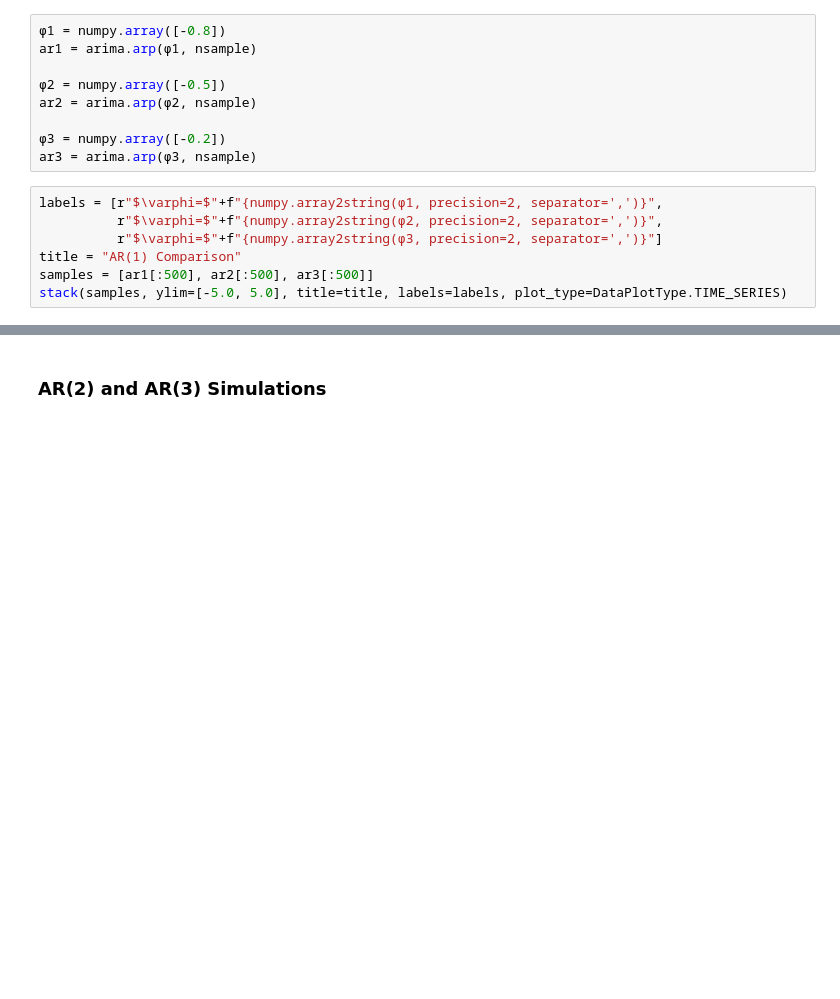
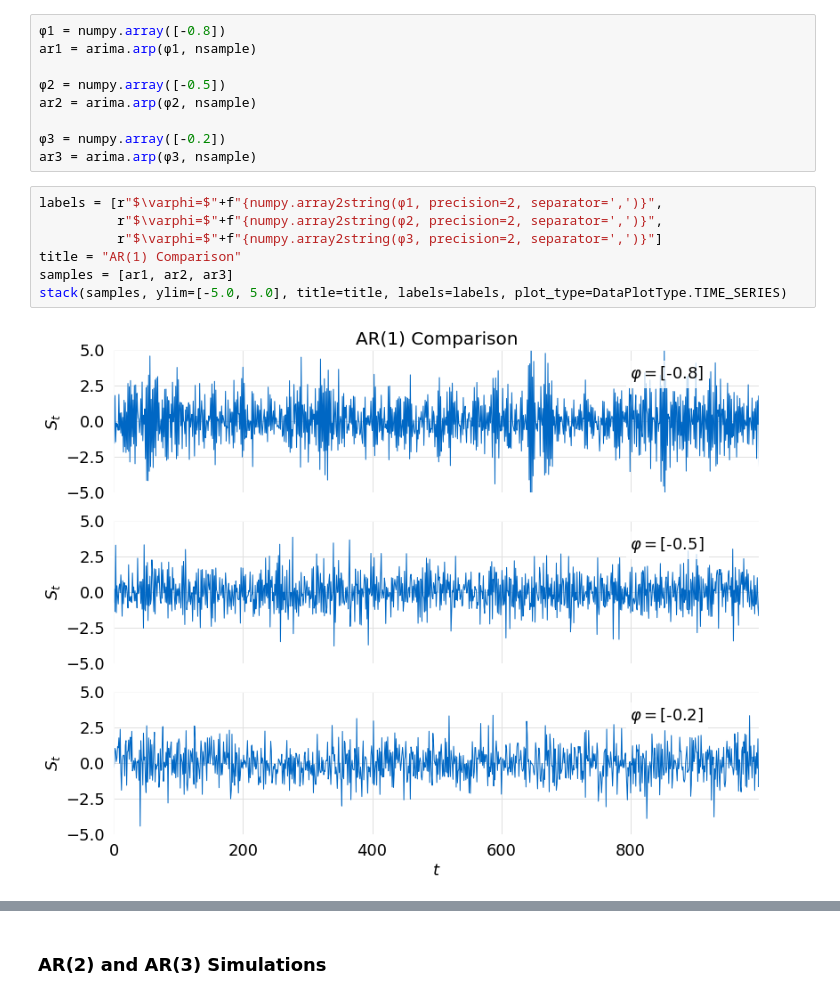
Before and after one commit to glyfish/alef, a Jupyter notebook: notebooks/random_processes/arma_order_estimation.ipynb, the cells around one changed output, grey strips where cells are left out. Cells and saved outputs as stored; diff of their text form; blank space fills up the shorter version.

```diff
--- a/notebooks/random_processes/arma_order_estimation.ipynb
+++ b/notebooks/random_processes/arma_order_estimation.ipynb
@@ -181,8 +176,10 @@ ar3 = arima.arp(φ3, nsample)
 # %%
 labels = [r"$\varphi=$"+f"{numpy.array2string(φ1, precision=2, separator=',')}",
           r"$\varphi=$"+f"{numpy.array2string(φ2, precision=2, separator=',')}",
           r"$\varphi=$"+f"{numpy.array2string(φ3, precision=2, separator=',')}"]
 title = "AR(1) Comparison"
-samples = [ar1[:500], ar2[:500], ar3[:500]]
+samples = [ar1, ar2, ar3]
 stack(samples, ylim=[-5.0, 5.0], title=title, labels=labels, plot_type=DataPlotType.TIME_SERIES)
+# %% [output]
+[figure, added]
 # %%
```
Also changed, not shown: parts of 23 cells of this notebook, 2 other files.
